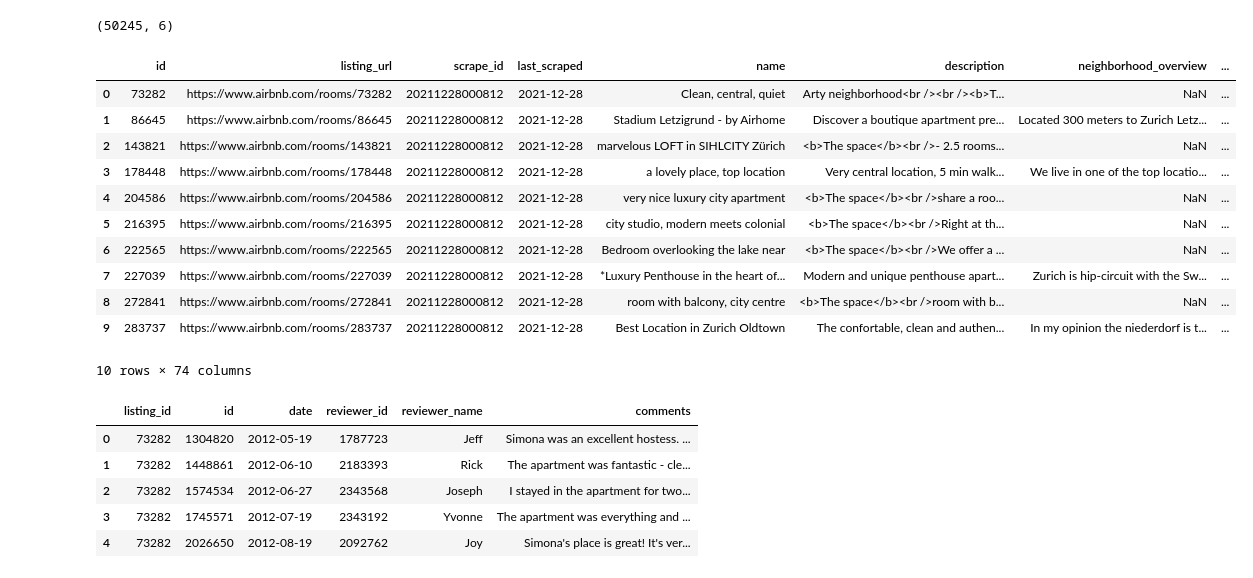
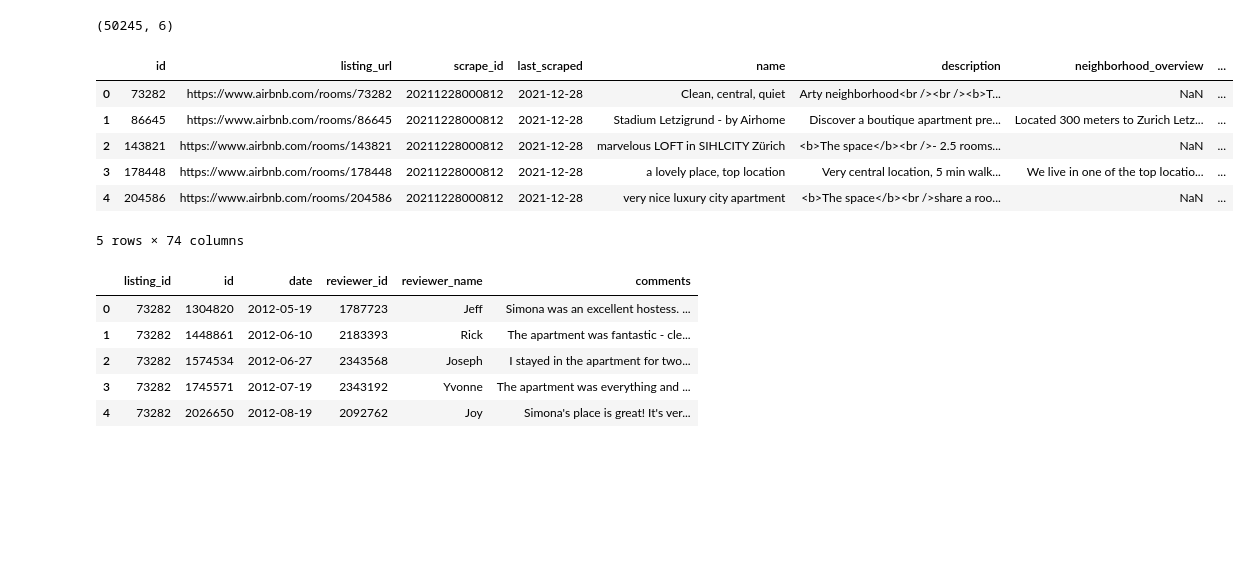
Before and after one commit to dchkeller/airbnbcase, a Jupyter notebook: airbnbcase.ipynb, the cells around one changed output. Saved outputs shown, nothing was run; the diff lists cells and outputs as text; code cells hidden in the pictures; blank space fills up the shorter version.

```diff
--- a/airbnbcase.ipynb
+++ b/airbnbcase.ipynb
@@ -37,20 +51,15 @@ reviews.shape
 # %% [output]
 (50245, 6)
 # %%
-listings.head(10)
+listings.head()
 # %% [output]
 |  | id | listing_url | scrape_id | last_scraped | name | description | neighborhood_overview | ... |
 | 0 | 73282 | https://www.airbnb.com/rooms/73282 | 20211228000812 | 2021-12-28 | Clean, central, quiet | Arty neighborhood<br /><br /><b>T... | NaN | ... |
 | 1 | 86645 | https://www.airbnb.com/rooms/86645 | 20211228000812 | 2021-12-28 | Stadium Letzigrund - by Airhome | Discover a boutique apartment pre... | Located 300 meters to Zurich Letz... | ... |
 | 2 | 143821 | https://www.airbnb.com/rooms/143821 | 20211228000812 | 2021-12-28 | marvelous LOFT in SIHLCITY Zürich | <b>The space</b><br />- 2.5 rooms... | NaN | ... |
 | 3 | 178448 | https://www.airbnb.com/rooms/178448 | 20211228000812 | 2021-12-28 | a lovely place, top location | Very central location, 5 min walk... | We live in one of the top locatio... | ... |
 | 4 | 204586 | https://www.airbnb.com/rooms/204586 | 20211228000812 | 2021-12-28 | very nice luxury city apartment | <b>The space</b><br />share a roo... | NaN | ... |
-| 5 | 216395 | https://www.airbnb.com/rooms/216395 | 20211228000812 | 2021-12-28 | city studio, modern meets colonial | <b>The space</b><br />Right at th... | NaN | ... |
-| 6 | 222565 | https://www.airbnb.com/rooms/222565 | 20211228000812 | 2021-12-28 | Bedroom overlooking the lake near | <b>The space</b><br />We offer a ... | NaN | ... |
-| 7 | 227039 | https://www.airbnb.com/rooms/227039 | 20211228000812 | 2021-12-28 | *Luxury Penthouse in the heart of... | Modern and unique penthouse apart... | Zurich is hip-circuit with the Sw... | ... |
-| 8 | 272841 | https://www.airbnb.com/rooms/272841 | 20211228000812 | 2021-12-28 | room with balcony, city centre | <b>The space</b><br />room with b... | NaN | ... |
-| 9 | 283737 | https://www.airbnb.com/rooms/283737 | 20211228000812 | 2021-12-28 | Best Location in Zurich Oldtown | The confortable, clean and authen... | In my opinion the niederdorf is t... | ... |
-10 rows × 74 columns
+5 rows × 74 columns
 # %%
 reviews.head()
 # %% [output]
```
Also changed, not shown: parts of 47 cells of this notebook, 1 other file.
